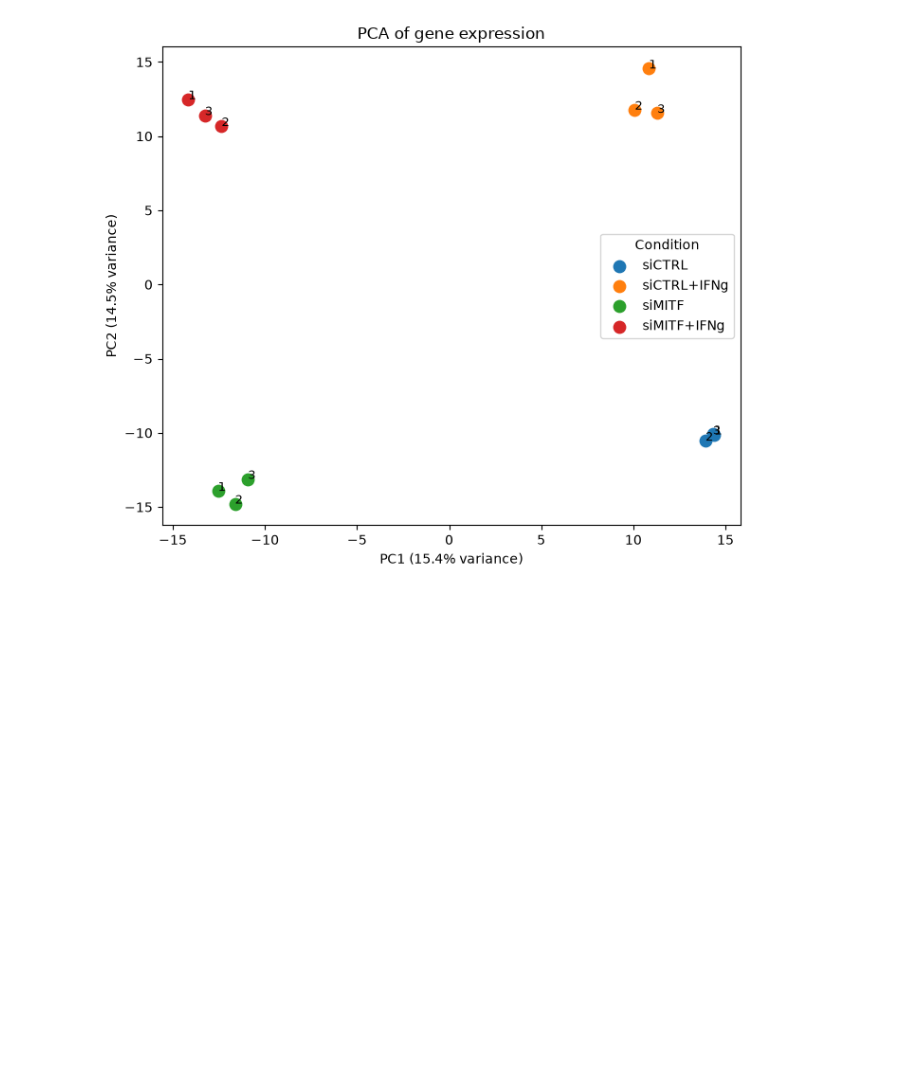
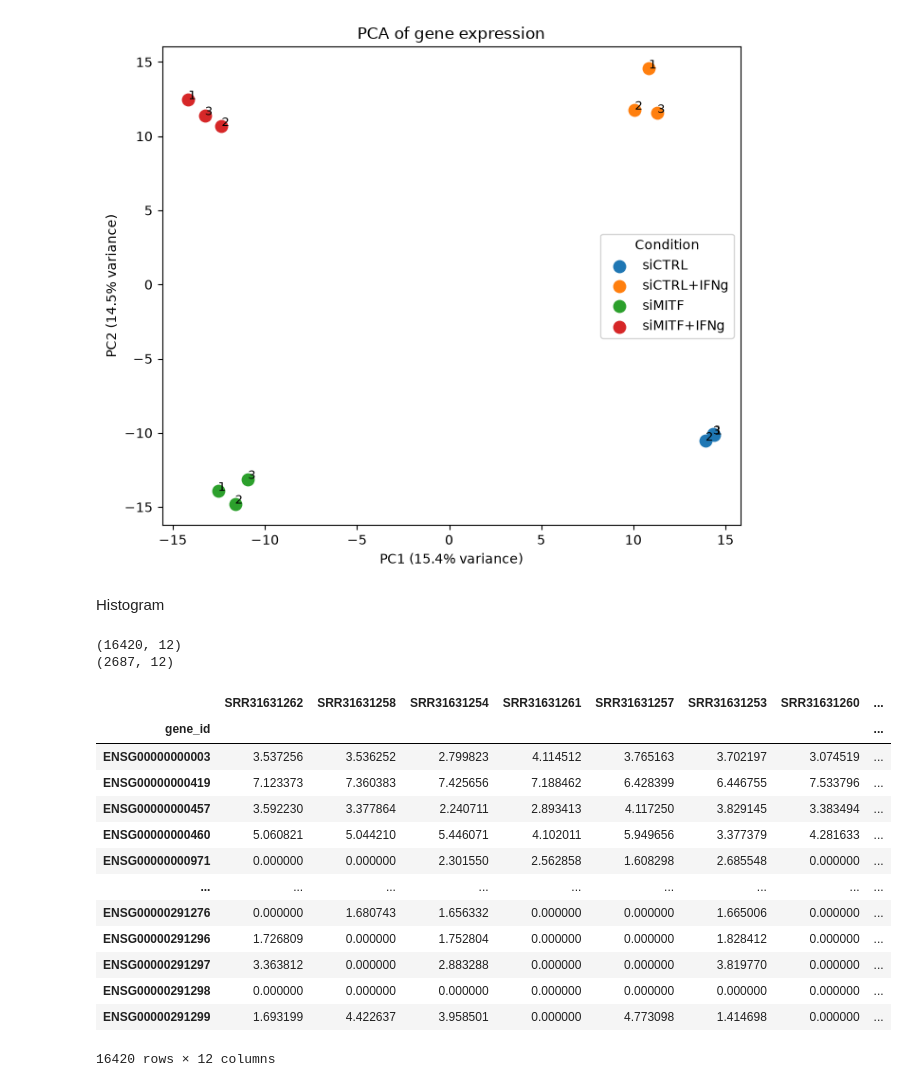
Before and after one commit to SvavaDa/GSE283655_project, a Jupyter notebook: GSE283655-simplified-data.ipynb, the cells around one changed output. Saved outputs shown, nothing was run; the diff lists cells and outputs as text; code cells hidden in the pictures; blank space fills up the shorter version.

```diff
--- a/GSE283655-simplified-data.ipynb
+++ b/GSE283655-simplified-data.ipynb
@@ -887,3 +887,5 @@ plt.savefig(
 plt.show()
 # %% [output]
 [figure]
+# %% [markdown]
+Histogram
@@ -889,0 +904,34 @@ plt.show()
+# %%
+expression = gene_tpm_all.set_index("gene_id")
+
+substantial_expression = expression[
+    expression.max(axis=1) >= 2
+]
+
+high_expression = expression[
+    expression.max(axis=1) >= 100
+]
+
+print(substantial_expression.shape)
+print(high_expression.shape)
+# %% [output]
+(16420, 12)
+(2687, 12)
+# %%
+log_expression = np.log2(substantial_expression + 1)
+log_expression
+# %% [output]
+|  | SRR31631262 | SRR31631258 | SRR31631254 | SRR31631261 | SRR31631257 | SRR31631253 | SRR31631260 | ... |
+| gene_id |  |  |  |  |  |  |  | ... |
+| ENSG00000000003 | 3.537256 | 3.536252 | 2.799823 | 4.114512 | 3.765163 | 3.702197 | 3.074519 | ... |
+| ENSG00000000419 | 7.123373 | 7.360383 | 7.425656 | 7.188462 | 6.428399 | 6.446755 | 7.533796 | ... |
+| ENSG00000000457 | 3.592230 | 3.377864 | 2.240711 | 2.893413 | 4.117250 | 3.829145 | 3.383494 | ... |
+| ENSG00000000460 | 5.060821 | 5.044210 | 5.446071 | 4.102011 | 5.949656 | 3.377379 | 4.281633 | ... |
+| ENSG00000000971 | 0.000000 | 0.000000 | 2.301550 | 2.562858 | 1.608298 | 2.685548 | 0.000000 | ... |
+| ... | ... | ... | ... | ... | ... | ... | ... | ... |
+| ENSG00000291276 | 0.000000 | 1.680743 | 1.656332 | 0.000000 | 0.000000 | 1.665006 | 0.000000 | ... |
+| ENSG00000291296 | 1.726809 | 0.000000 | 1.752804 | 0.000000 | 0.000000 | 1.828412 | 0.000000 | ... |
+| ENSG00000291297 | 3.363812 | 0.000000 | 2.883288 | 0.000000 | 0.000000 | 3.819770 | 0.000000 | ... |
+| ENSG00000291298 | 0.000000 | 0.000000 | 0.000000 | 0.000000 | 0.000000 | 0.000000 | 0.000000 | ... |
+| ENSG00000291299 | 1.693199 | 4.422637 | 3.958501 | 0.000000 | 4.773098 | 1.414698 | 0.000000 | ... |
+16420 rows × 12 columns
```
Also changed, not shown: parts of 3 cells of this notebook.
